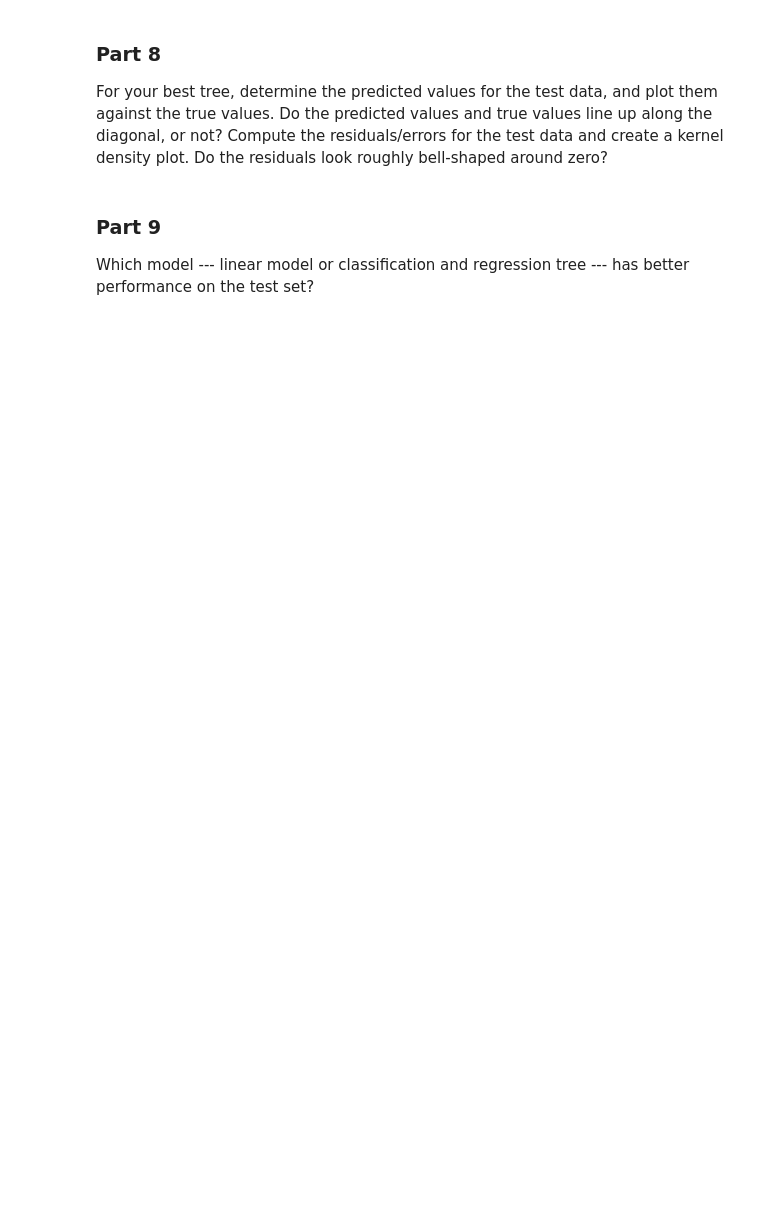
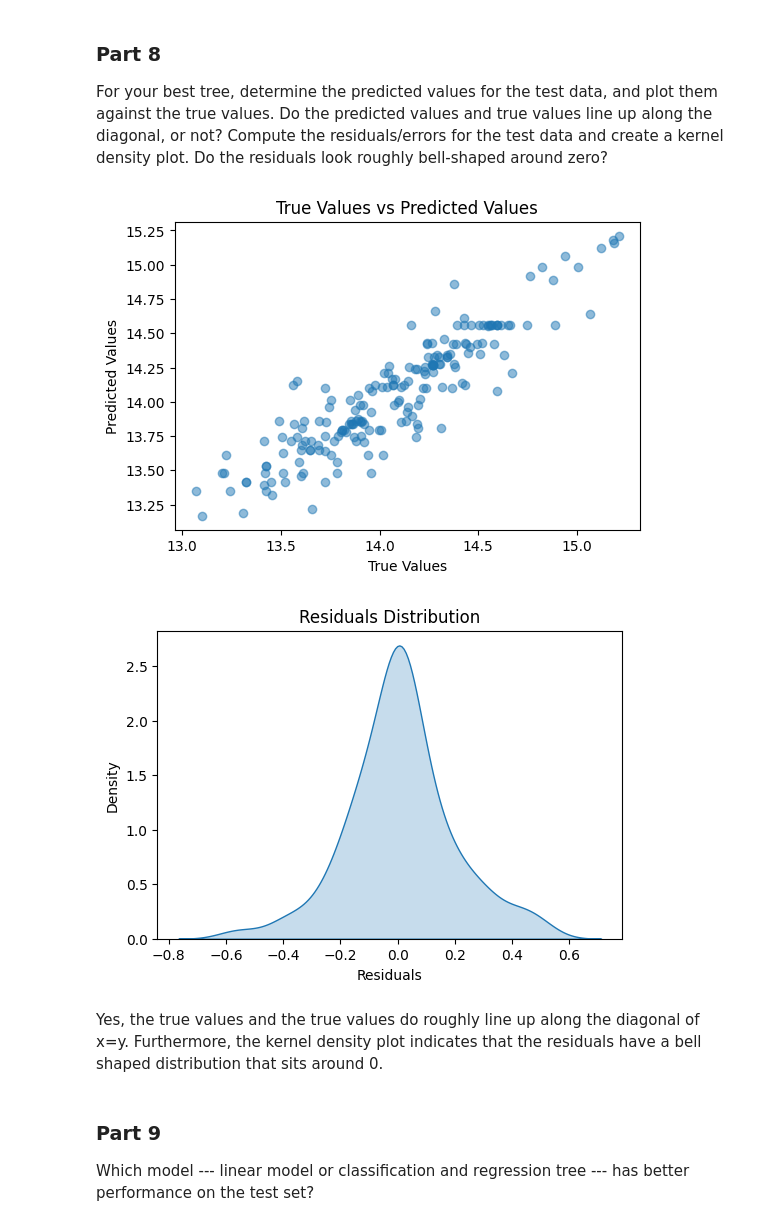
Before and after one commit to elaine-zhang12/assignment4, a Jupyter notebook: assignment4.ipynb, the cells around one changed output. Drawn from its saved outputs; the diff is of its cells as text; code cells hidden in the pictures; blank space fills up the shorter version.

```diff
--- a/assignment4.ipynb
+++ b/assignment4.ipynb
@@ -315,6 +378,33 @@ Now, let's use a regression tree. Construct an appropriate matrix of regressors/
 # %% [markdown]
 ### Part 8
 For your best tree, determine the predicted values for the test data, and plot them against the true values. Do the predicted values and true values line up along the diagonal, or not? Compute the residuals/errors for the test data and create a kernel density plot. Do the residuals look roughly bell-shaped around zero?
+# %%
+tree_model = DecisionTreeRegressor(max_depth=11, random_state=42)
+tree_model.fit(X_train_prepared, y_train)
+y_pred_tree = tree_model.predict(X_test_prepared)
+
+r2 = r2_score(y_test, y_pred_tree)
+rmse = np.sqrt(mean_squared_error(y_test, y_pred_tree))
+
+plt.figure(figsize=(6, 4))
+plt.scatter(y_test, y_pred_tree, alpha=0.5)
+plt.title('True Values vs Predicted Values')
+plt.xlabel('True Values')
+plt.ylabel('Predicted Values')
+plt.show()
+
+residuals = y_test - y_pred_tree
+plt.figure(figsize=(6, 4))
+sns.kdeplot(residuals, fill=True)
+plt.title('Residuals Distribution')
+plt.xlabel('Residuals')
+plt.ylabel('Density')
+plt.show()
+# %% [output]
+[figure, added]
+[figure, added]
+# %% [markdown]
+Yes, the true values and the true values do roughly line up along the diagonal of x=y. Furthermore, the kernel density plot indicates that the residuals have a bell shaped distribution that sits around 0.
 # %% [markdown]
 ### Part 9
 Which model --- linear model or classification and regression tree --- has better performance on the test set?
```
Also changed, not shown: parts of 5 cells of this notebook.
